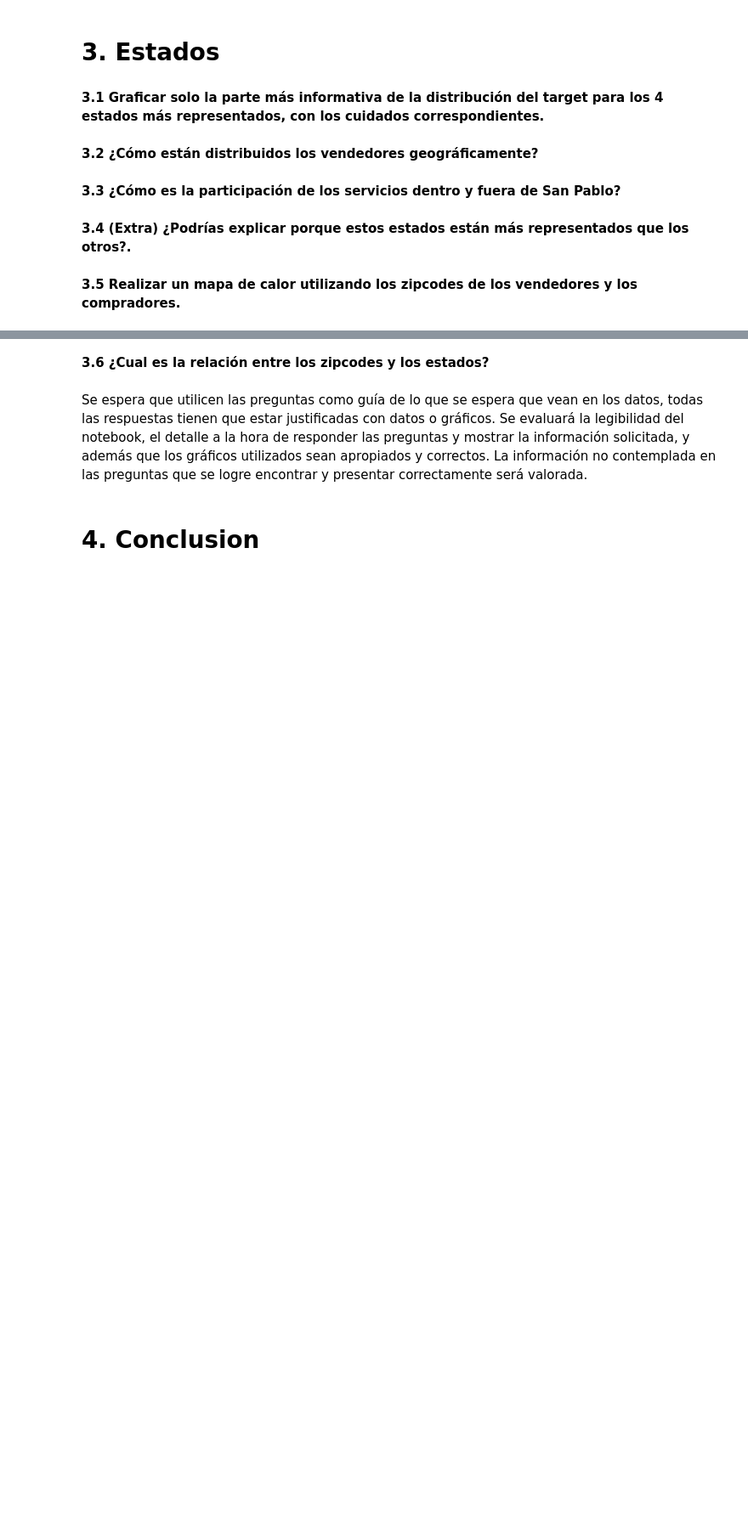
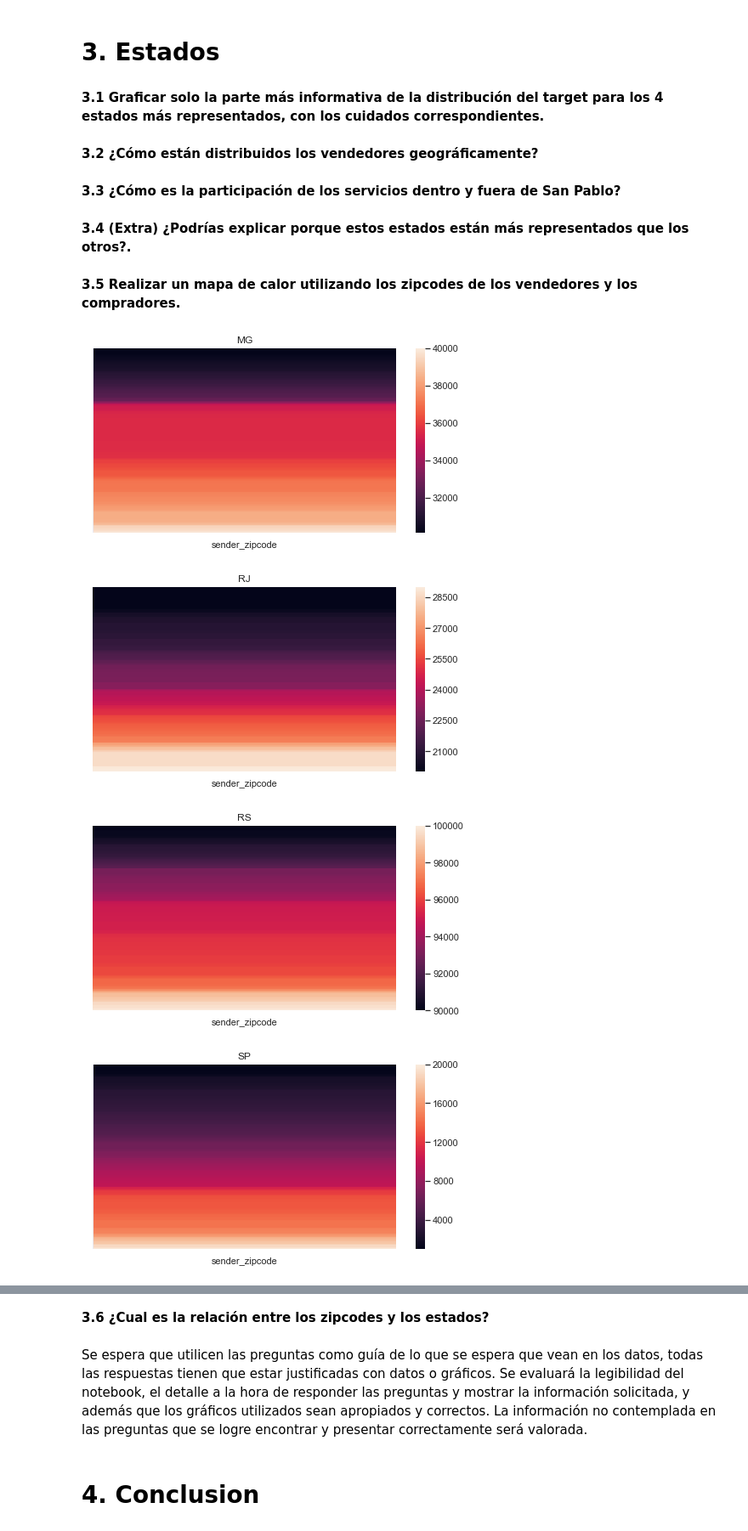
Before and after one commit to manquius/series_temporales, a Jupyter notebook: Practico1.ipynb, the cells around one changed output, grey strips where cells are left out. Shown at 85% size. Cells and saved outputs as stored; diff of their text form; code cells hidden in the pictures; blank space fills up the shorter version.

```diff
--- a/Practico1.ipynb
+++ b/Practico1.ipynb
@@ -831,3 +831,25 @@ otros?.**
 # %% [markdown]
 **3.5 Realizar un mapa de calor utilizando los zipcodes de los vendedores y los
 compradores.**
+# %%
+zipcodes = df[df['sender_state'].isin(["SP", "MG", "RS", "RJ"])]
+zipcodes = zipcodes[['sender_state', 'sender_zipcode', 'receiver_zipcode']]
+zipcodes = zipcodes.round(5)
+
+def plot_heat_map(df, attribute):
+    for i, value in enumerate(df):
+        plt.figure(figsize=(8,4))
+        title = routes_by_state[i]['sender_state'].iloc[0]
+        plt.title(f'{title}')
+        sb.heatmap(routes_by_state[i][[attribute]], yticklabels=False)
+        plt.show()
+# %%
+zipcodes = zipcodes.sort_values(by=['sender_zipcode'])
+routes_by_state = [state for _ , state in zipcodes.groupby(zipcodes['sender_state'])]
+attribute = 'sender_zipcode'
+plot_heat_map(routes_by_state, attribute)
+# %% [output]
+[figure, added]
+[figure, added]
+[figure, added]
+[figure, added]
```
Also changed, not shown: parts of 2 cells of this notebook.
